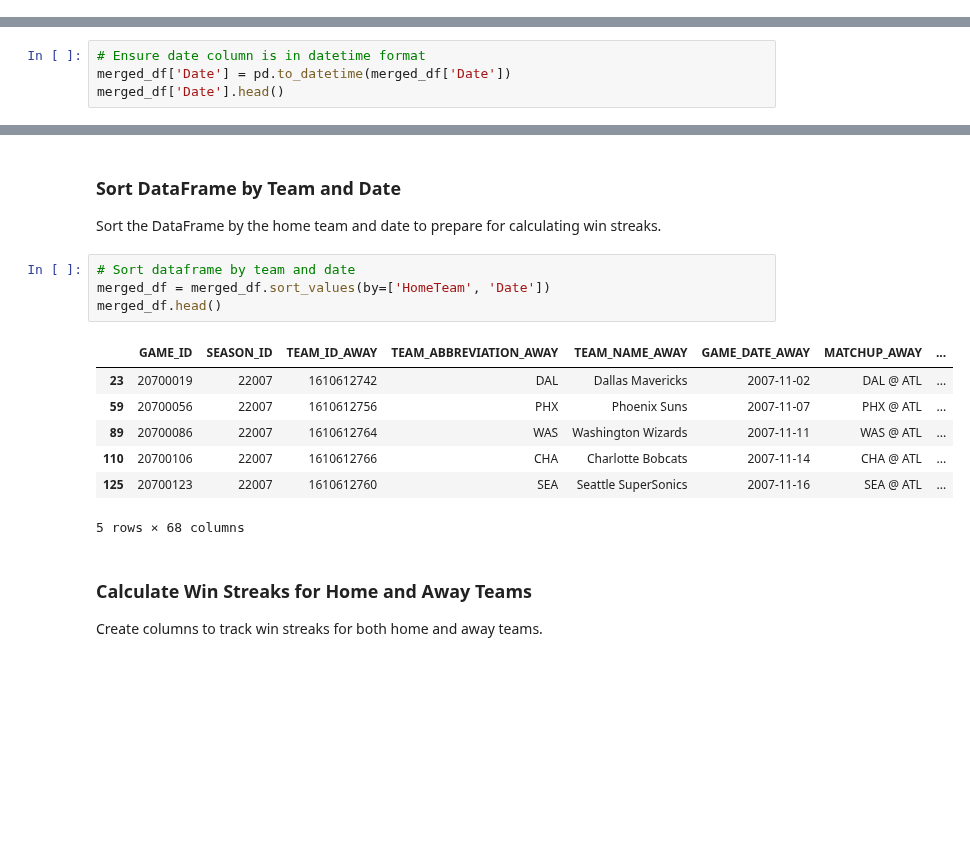
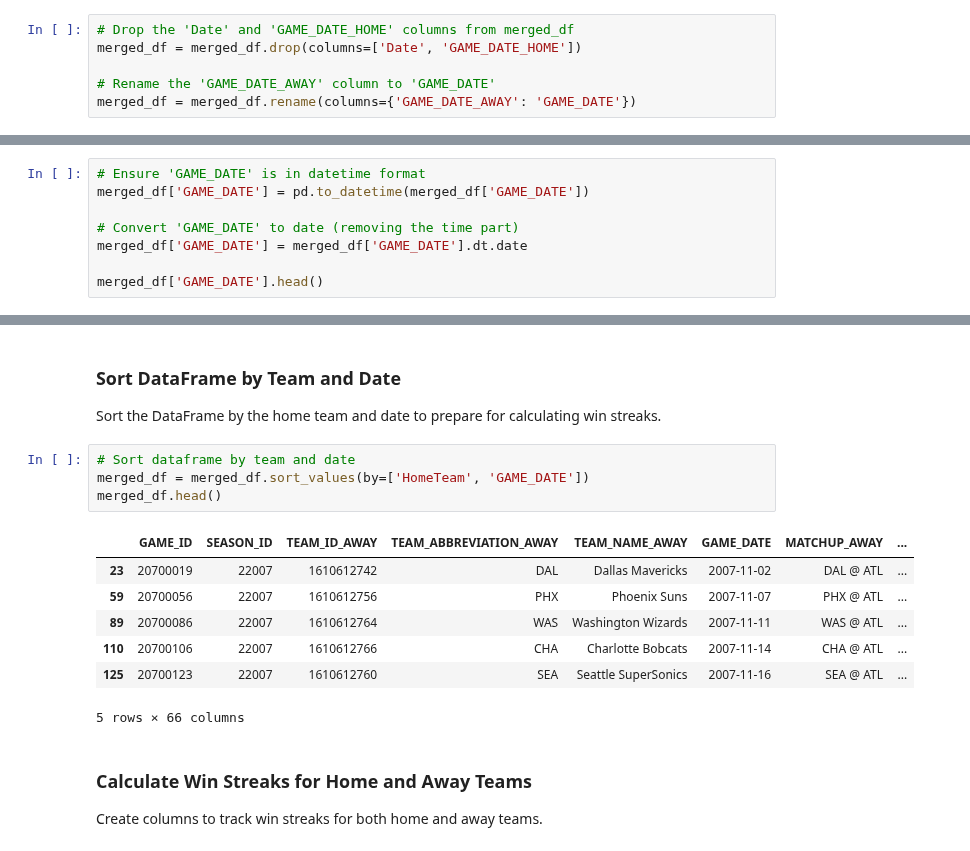
Before and after one commit to shrimpeu/Predictive-Analytics-for-a-Betting-Gaming-Platform, a Jupyter notebook: Data_Cleaning_and_Feature_Eng.ipynb, the cells around one changed output, grey strips where cells are left out. Cells and saved outputs as stored; diff of their text form; blank space fills up the shorter version.

```diff
--- a/Data_Cleaning_and_Feature_Eng.ipynb
+++ b/Data_Cleaning_and_Feature_Eng.ipynb
@@ -82,0 +85,6 @@ merged_df.head()
+# %%
+# Drop the 'Date' and 'GAME_DATE_HOME' columns from merged_df
+merged_df = merged_df.drop(columns=['Date', 'GAME_DATE_HOME'])
+
+# Rename the 'GAME_DATE_AWAY' column to 'GAME_DATE'
+merged_df = merged_df.rename(columns={'GAME_DATE_AWAY': 'GAME_DATE'})
@@ -116,5 +134,9 @@ Name: Date, dtype: object
 # %%
-# Ensure date column is in datetime format
-merged_df['Date'] = pd.to_datetime(merged_df['Date'])
-merged_df['Date'].head()
+# Ensure 'GAME_DATE' is in datetime format
+merged_df['GAME_DATE'] = pd.to_datetime(merged_df['GAME_DATE'])
+
+# Convert 'GAME_DATE' to date (removing the time part)
+merged_df['GAME_DATE'] = merged_df['GAME_DATE'].dt.date
+
+merged_df['GAME_DATE'].head()
 # %% [output]
@@ -130,16 +152,16 @@ Name: Date, dtype: datetime64[ns]
 Sort the DataFrame by the home team and date to prepare for calculating win streaks.
 # %%
 # Sort dataframe by team and date
-merged_df = merged_df.sort_values(by=['HomeTeam', 'Date'])
+merged_df = merged_df.sort_values(by=['HomeTeam', 'GAME_DATE'])
 merged_df.head()
 # %% [output]
-|  | GAME_ID | SEASON_ID | TEAM_ID_AWAY | TEAM_ABBREVIATION_AWAY | TEAM_NAME_AWAY | GAME_DATE_AWAY | MATCHUP_AWAY | ... |
+|  | GAME_ID | SEASON_ID | TEAM_ID_AWAY | TEAM_ABBREVIATION_AWAY | TEAM_NAME_AWAY | GAME_DATE | MATCHUP_AWAY | ... |
 | 23 | 20700019 | 22007 | 1610612742 | DAL | Dallas Mavericks | 2007-11-02 | DAL @ ATL | ... |
 | 59 | 20700056 | 22007 | 1610612756 | PHX | Phoenix Suns | 2007-11-07 | PHX @ ATL | ... |
 | 89 | 20700086 | 22007 | 1610612764 | WAS | Washington Wizards | 2007-11-11 | WAS @ ATL | ... |
 | 110 | 20700106 | 22007 | 1610612766 | CHA | Charlotte Bobcats | 2007-11-14 | CHA @ ATL | ... |
 | 125 | 20700123 | 22007 | 1610612760 | SEA | Seattle SuperSonics | 2007-11-16 | SEA @ ATL | ... |
-5 rows × 68 columns
+5 rows × 66 columns
 # %% [markdown]
 ### Calculate Win Streaks for Home and Away Teams
 
```
Also changed, not shown: parts of 23 cells of this notebook.
